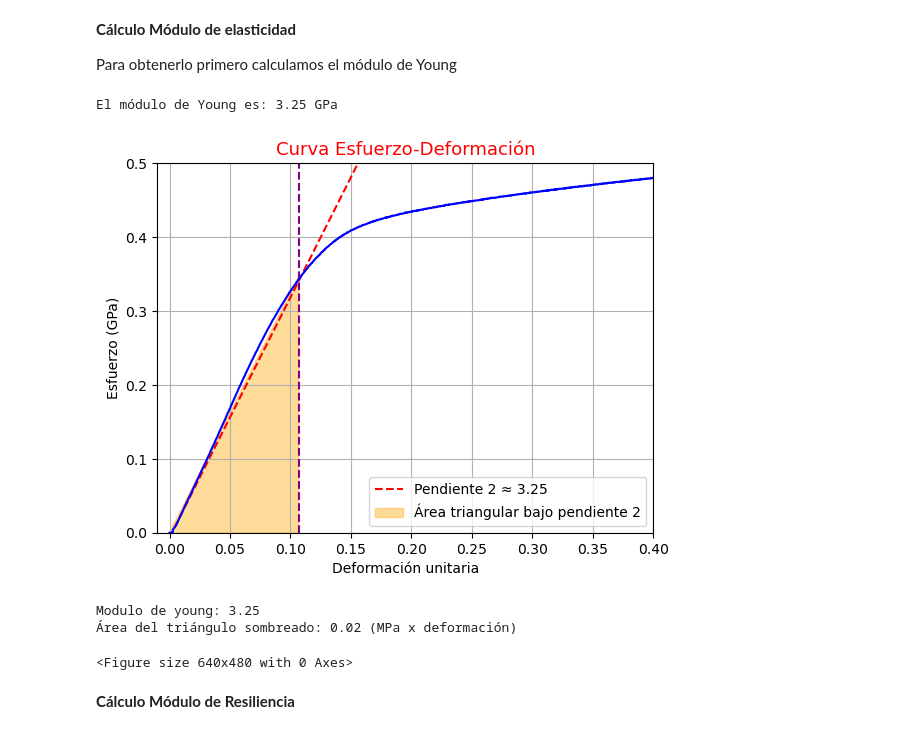
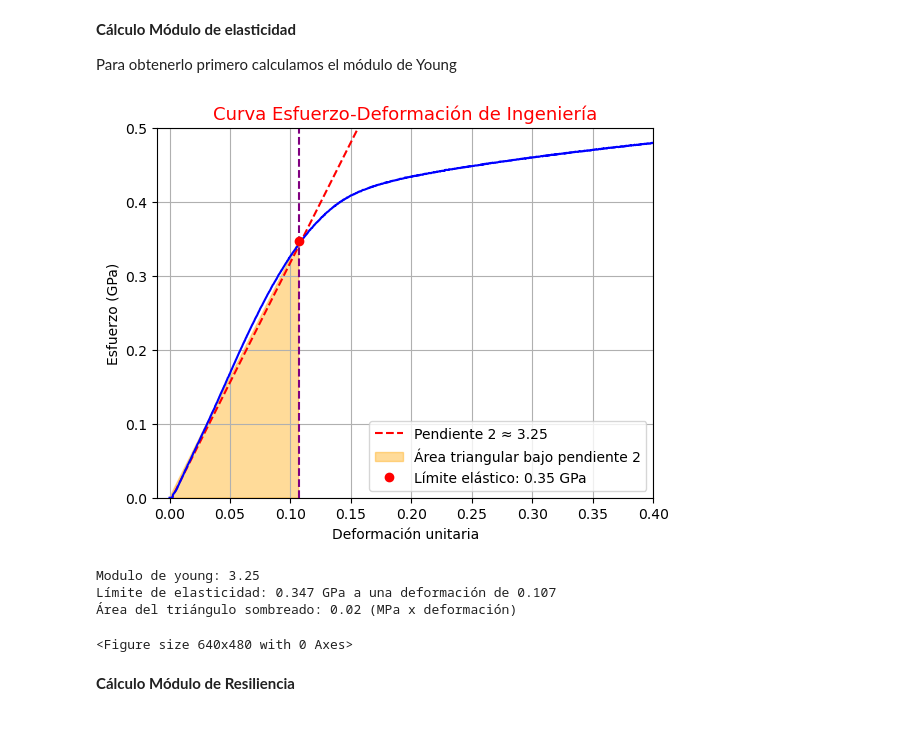
Before and after one commit to danieladonado/Tracci-n, a Jupyter notebook: informe_traccion.ipynb, the cells around one changed output. Drawn from its saved outputs; the diff is of its cells as text; code cells hidden in the pictures.

```diff
--- a/informe_traccion.ipynb
+++ b/informe_traccion.ipynb
@@ -68,21 +56,20 @@ El material observado presenta una zona de elasticidad muy corta en comparación
 
 Para obtenerlo primero calculamos el módulo de Young
 # %%
+
 #Cálculo Módulo de Young
 A=  (0.02,0.06)
 B= (0.1,0.32)
 m=(B[1]-A[1])/(B[0]-A[0])
-print(f"El módulo de Young es: {m} GPa")
 
-#x = np.linspace(0, 1, 100)
-
-
+# Graficamos la curva esfuerzo-deformación con la pendiente
 fig, ax = plt.subplots()
 
 #Límite de elasticidad
 x= np.linspace(0, 18, 10000)
 b=0
-y= m*(x-0.002)+ b
+d=0.002
+y= m*(x-d)+ b
 ax.plot(x, y, "--", color="red", label=f'Pendiente 2 ≈ {m:.2f}')
 
 #Intersección entre ambas rectas
@@ -93,46 +80,48 @@ m2=m
 x_des = 0.002
 b2 = (A[1]) - m2 * (A[0] + x_des)
 
-
+#Punto de intersección
 x0 = 0.10876
 y0 =0.347
 b = y0 - m * x0
 x_interseccion = (y0/m)
 ax.axvline(x_interseccion, color='purple', linestyle='--')
 
 # Graficar la recta con solo dos puntos
 ax.set_ylim(0, 0.5)
 ax.set_xlim(-0.01,0.4)
 ax.plot(deformacion, esfuerzo_gigapascales, color="blue", zorder=3)
 
-
 esfuerzo_linea_roja = m * x_interseccion
 
 # Coordenadas del triángulo
 triangle_x = [0, x_interseccion, x_interseccion]
 triangle_y = [0, esfuerzo_linea_roja, 0]
 
 ax.fill(triangle_x, triangle_y, color='orange', alpha=0.4, label='Área triangular bajo pendiente 2')
+ax.plot(0.107, 0.347, "ro", label=f'Límite elástico: {esfuerzo_linea_roja:.2f} GPa', zorder=7)
 
-ax.set_title("Curva Esfuerzo-Deformación", fontsize=13, color = "red")
+
+ax.set_title("Curva Esfuerzo-Deformación de Ingeniería", fontsize=13, color = "red")
 ax.set_xlabel("Deformación unitaria")
 ax.set_ylabel("Esfuerzo (GPa)")
 ax.legend()
 
 plt.grid()
 plt.show()
 
 plt.savefig("Curva_Def_esfuerzo.jpg", dpi = 1200,bbox_inches = "tight")
 
 print("Modulo de young:", m)
+print(f"Límite de elasticidad: {esfuerzo_linea_roja:.3f} GPa a una deformación de {x_interseccion:.3f}")
 area_triangulo = (m * x_interseccion**2) / 2
 print(f"Área del triángulo sombreado: {area_triangulo:.2f} (MPa x deformación)")
 # %% [output]
+[figure, new version]
-El módulo de Young es: 3.25 GPa
+Modulo de young: 3.25
+Límite de elasticidad: 0.347 GPa a una deformación de 0.107
+Área del triángulo sombreado: 0.02 (MPa x deformación)
-[figure, old version]
-Modulo de young: 3.25
-Área del triángulo sombreado: 0.02 (MPa x deformación)
+<Figure size 640x480 with 0 Axes>
-<Figure size 640x480 with 0 Axes>
 # %% [markdown]
 **Cálculo Módulo de Resiliencia**
 # %%
```
Also changed, not shown: parts of 11 cells of this notebook, 1 other file.
